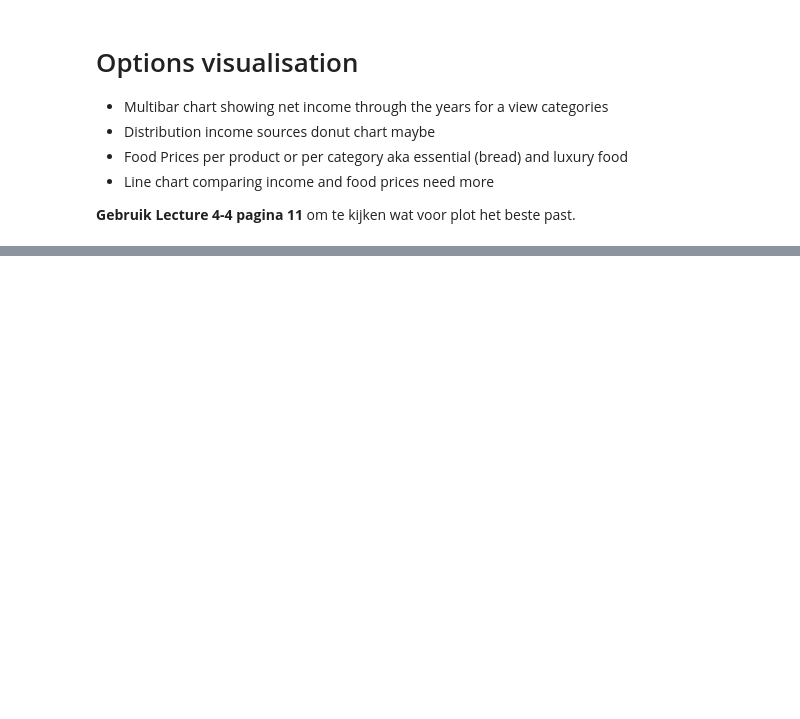
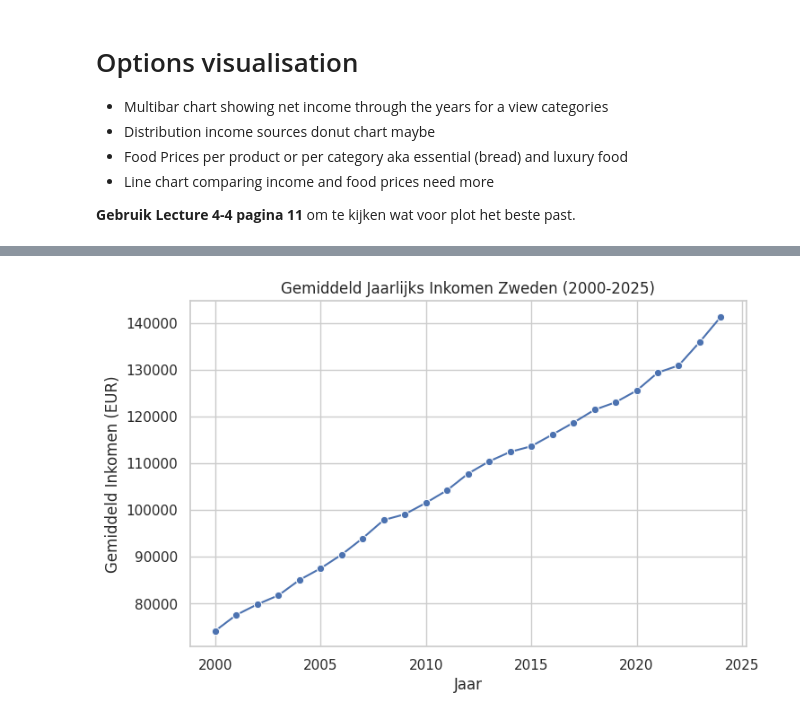
Before and after one commit to prox05/IV-KI-2025, a Jupyter notebook: docs/visualisation.ipynb, the cells around one changed output, grey strips where cells are left out. Saved outputs shown, nothing was run; the diff lists cells and outputs as text; code cells hidden in the pictures; blank space fills up the shorter version.

```diff
--- a/docs/visualisation.ipynb
+++ b/docs/visualisation.ipynb
@@ -115,0 +137,21 @@ need more
+# %%
+import pandas as pd
+import matplotlib.pyplot as plt
+import seaborn as sns
+
+sns.set(style="whitegrid")
+
+income = pd.read_csv('filtered/Annual_Net_Earnings_Sweden.csv')
+
+
+avg_income = income.groupby('TIME_PERIOD')['OBS_VALUE'].mean().reset_index()
+
+
+plt.figure(figsize=(8,5))
+sns.lineplot(data=avg_income, x='TIME_PERIOD', y='OBS_VALUE', marker='o')
+plt.title('Gemiddeld Jaarlijks Inkomen Zweden (2000-2025)')
+plt.xlabel('Jaar')
+plt.ylabel('Gemiddeld Inkomen (EUR)')
+plt.show()
+# %% [output]
+[figure, added]
```
Also changed, not shown: parts of 4 cells of this notebook.
